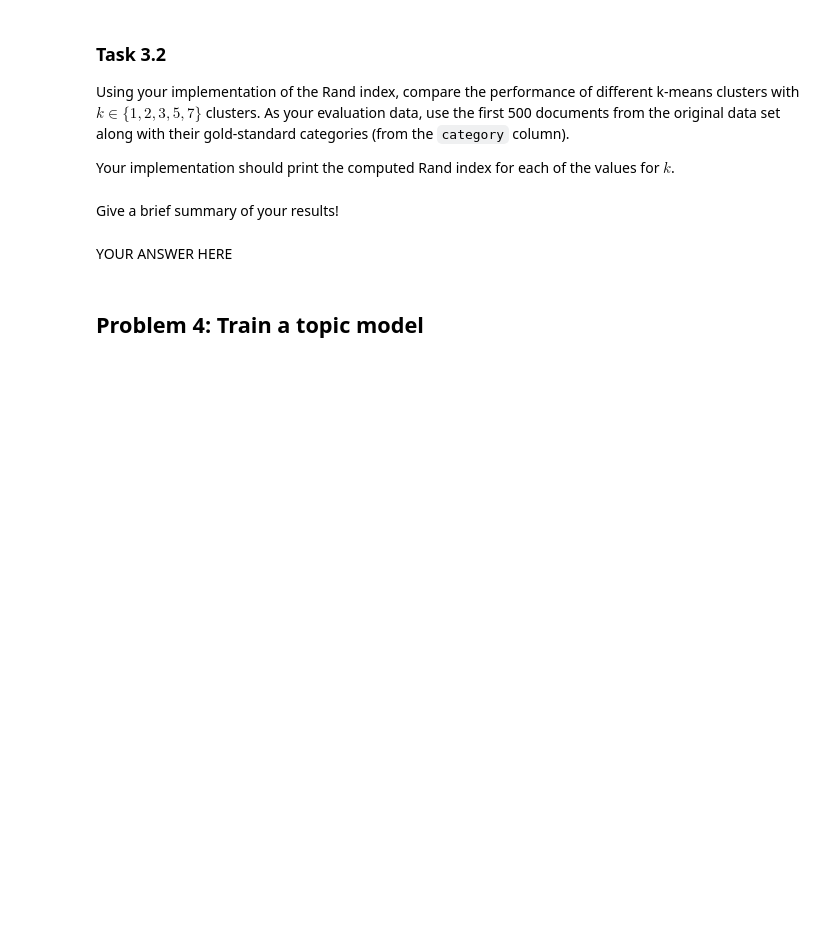
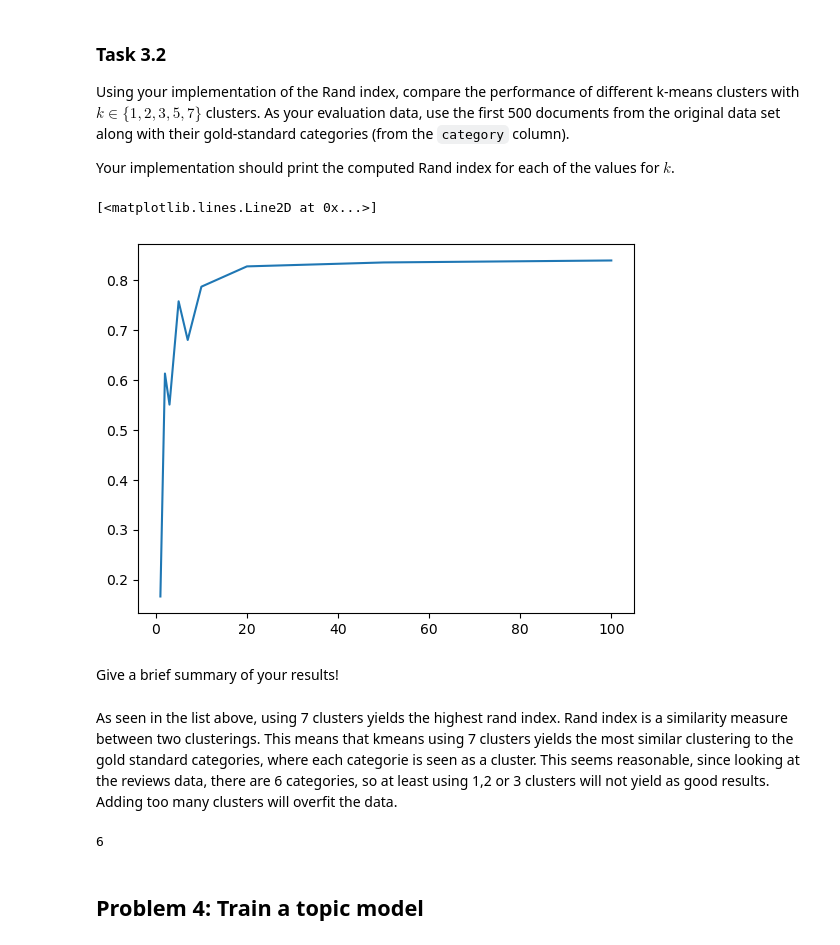
Before and after one commit to jakeberggren/TDDE16-Text-Mining, a Jupyter notebook: Lab3/TM-Lab3.ipynb, the cells around one changed output. Saved outputs shown, nothing was run; the diff lists cells and outputs as text; code cells hidden in the pictures; blank space fills up the shorter version.

```diff
--- a/Lab3/TM-Lab3.ipynb
+++ b/Lab3/TM-Lab3.ipynb
@@ -224,7 +219,20 @@ kmeans = fit_kmeans(data=reviews, n_clusters=3)
+# %%
+k_values = (1,2,3,5,7, 10, 20, 50, 100)
+rand_indices = [rand_index(fit_kmeans(data=reviews, n_clusters=k).labels_[:500], df['category'][:500]) for k in k_values]
+# %%
+plt.plot(k_values, rand_indices)
+# %% [output]
+[<matplotlib.lines.Line2D at 0x...>]
+[figure, added]
 # %% [markdown]
 Give a brief summary of your results!
-# %% [markdown]
-YOUR ANSWER HERE
+# %% [markdown]
+As seen in the list above, using 7 clusters yields the highest rand index. Rand index is a similarity measure between two clusterings. This means that kmeans using 7 clusters yields the most similar clustering to the gold standard categories, where each categorie is seen as a cluster. This seems reasonable, since looking at the reviews data, there are 6 categories, so at least using 1,2 or 3 clusters will not yield as good results. Adding too many clusters will overfit the data.
+# %%
+# Nr of categories in the reviews
+np.unique(df['category'][:500]).size
+# %% [output]
+6
 # %% [markdown]
 ## Problem 4: Train a topic model
 # %% [markdown]
```
Also changed, not shown: parts of 17 cells of this notebook, 2 other files.
